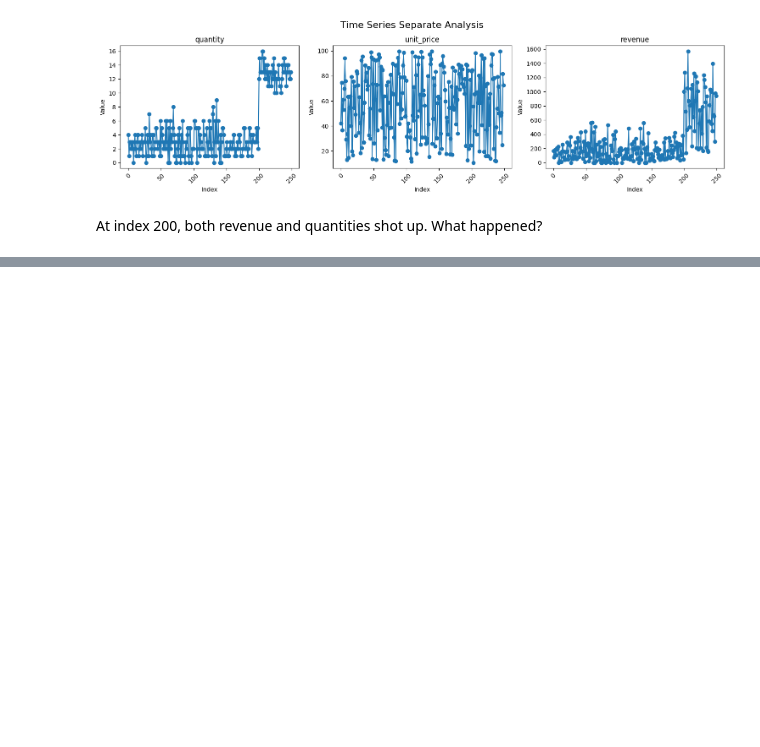
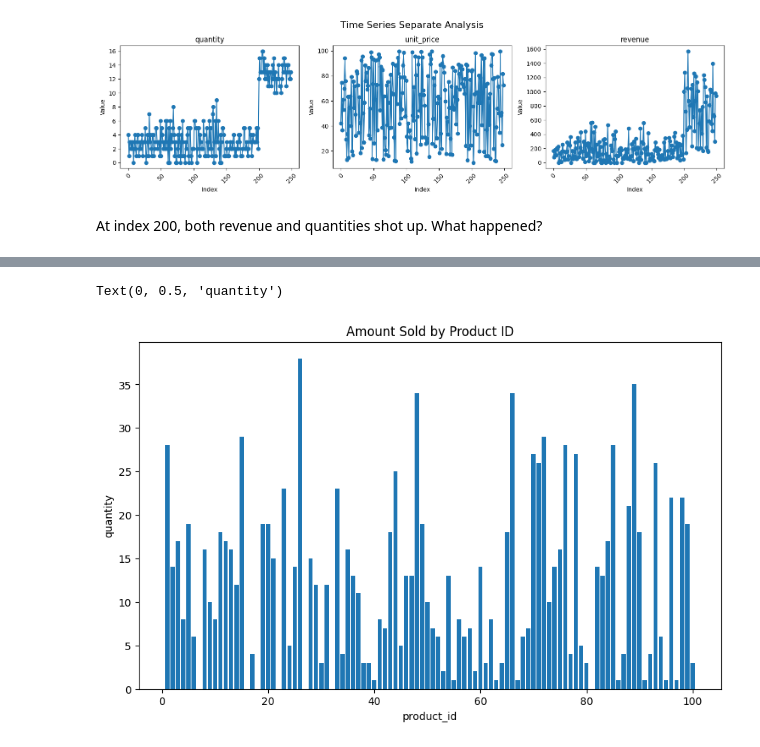
Before and after one commit to KRay2024/Portfolio, a Jupyter notebook: Personal_Projects/Retail_Revenue_Optimization/notebooks/EDA.ipynb, the cells around one changed output, grey strips where cells are left out. Drawn from its saved outputs; the diff is of its cells as text; code cells hidden in the pictures; blank space fills up the shorter version.

```diff
--- a/Personal_Projects/Retail_Revenue_Optimization/notebooks/EDA.ipynb
+++ b/Personal_Projects/Retail_Revenue_Optimization/notebooks/EDA.ipynb
@@ -113,0 +161,10 @@ At index 200, both revenue and quantities shot up. What happened?
+# %%
+pid_qty = data.groupby('product_id')['quantity'].sum().reset_index()
+plt.figure(figsize = (10, 6))
+plt.bar(x = pid_qty['product_id'], height = pid_qty['quantity'])
+plt.title('Amount Sold by Product ID')
+plt.xlabel('product_id')
+plt.ylabel('quantity')
+# %% [output]
+Text(0, 0.5, 'quantity')
+[figure, added]
```
Also changed, not shown: parts of 4 cells of this notebook.
